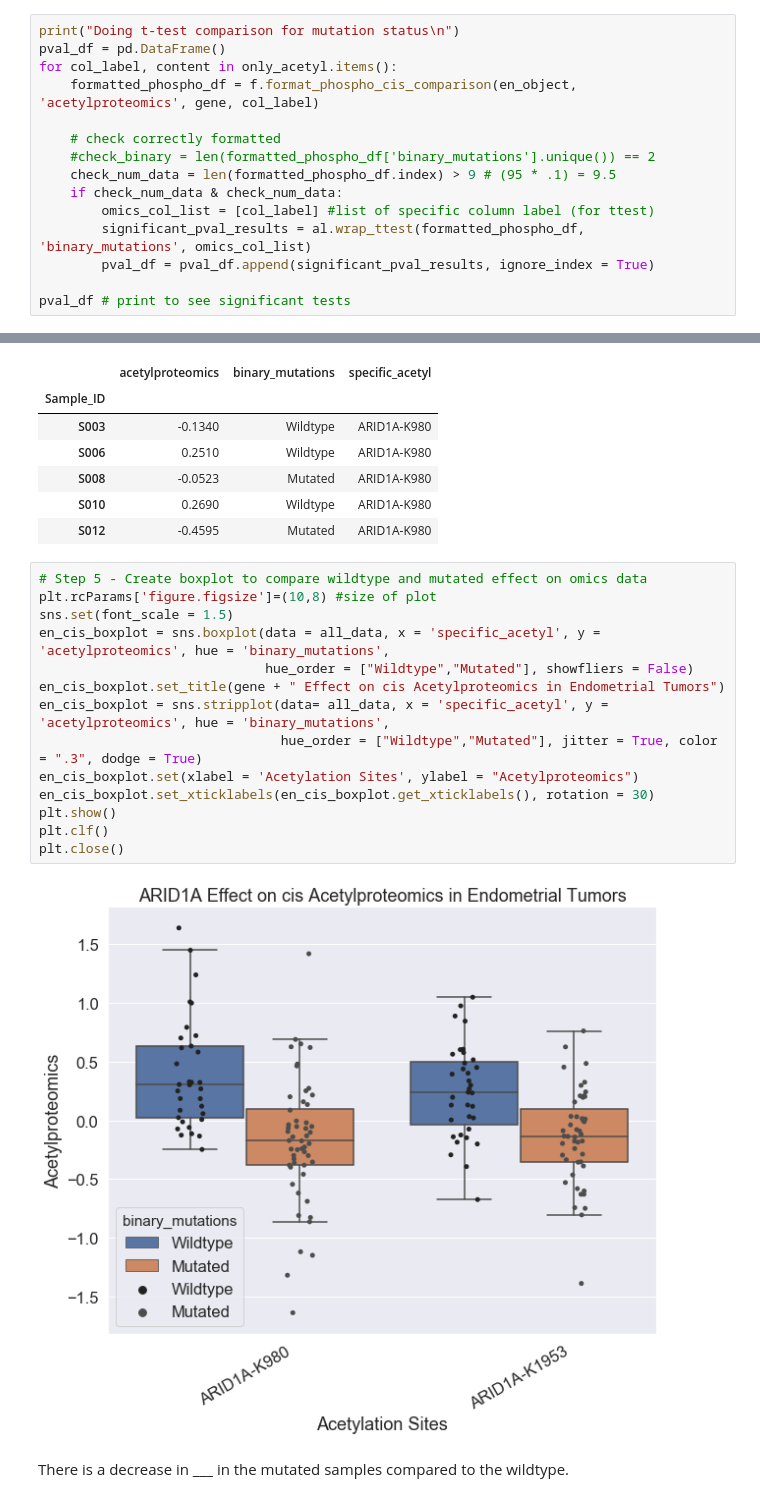
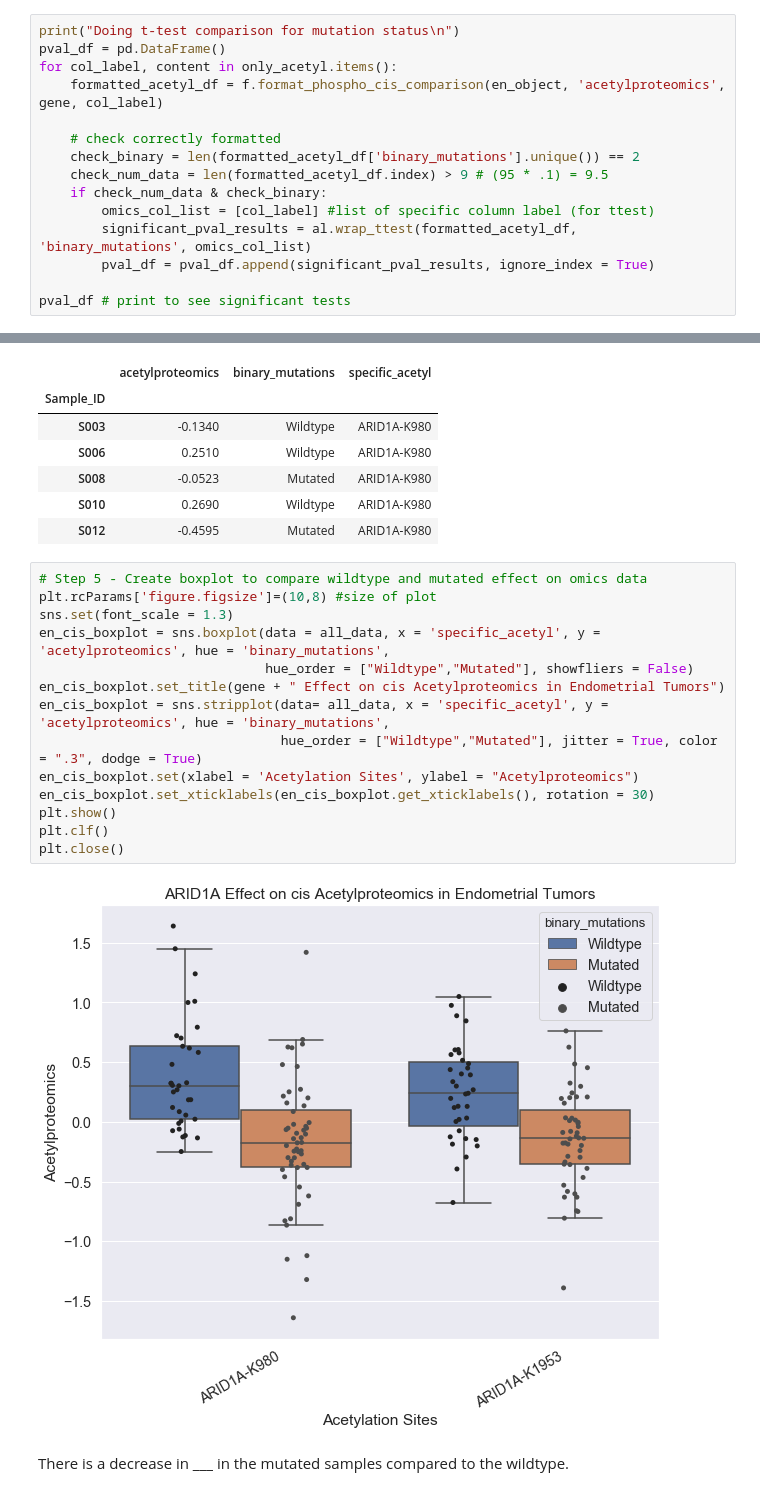
Before and after one commit to PayneLab/WhenMutationsMatter, a Jupyter notebook: Protein Notebooks/ARID1A/ARID1A_cis_acetylproteomics.ipynb, the cells around one changed output, grey strips where cells are left out. Cells and saved outputs as stored; diff of their text form.

Commit message:
cis phospho and acetyl work

```diff
--- a/Protein Notebooks/ARID1A/ARID1A_cis_acetylproteomics.ipynb
+++ b/Protein Notebooks/ARID1A/ARID1A_cis_acetylproteomics.ipynb
@@ -65,14 +65,14 @@ only_acetyl = tumors.drop(columns_to_drop, axis = 1)
 print("Doing t-test comparison for mutation status\n")
 pval_df = pd.DataFrame()
 for col_label, content in only_acetyl.items():
-    formatted_phospho_df = f.format_phospho_cis_comparison(en_object, 'acetylproteomics', gene, col_label)
+    formatted_acetyl_df = f.format_phospho_cis_comparison(en_object, 'acetylproteomics', gene, col_label)
 
     # check correctly formatted
-    #check_binary = len(formatted_phospho_df['binary_mutations'].unique()) == 2
-    check_num_data = len(formatted_phospho_df.index) > 9 # (95 * .1) = 9.5
-    if check_num_data & check_num_data:
+    check_binary = len(formatted_acetyl_df['binary_mutations'].unique()) == 2
+    check_num_data = len(formatted_acetyl_df.index) > 9 # (95 * .1) = 9.5
+    if check_num_data & check_binary:
         omics_col_list = [col_label] #list of specific column label (for ttest)
-        significant_pval_results = al.wrap_ttest(formatted_phospho_df, 'binary_mutations', omics_col_list)
+        significant_pval_results = al.wrap_ttest(formatted_acetyl_df, 'binary_mutations', omics_col_list)
         pval_df = pval_df.append(significant_pval_results, ignore_index = True)
 
 pval_df # print to see significant tests
@@ -108,19 +108,19 @@ all_data.head()
 # %%
 # Step 5 - Create boxplot to compare wildtype and mutated effect on omics data
 plt.rcParams['figure.figsize']=(10,8) #size of plot
-sns.set(font_scale = 1.5)
+sns.set(font_scale = 1.3)
 en_cis_boxplot = sns.boxplot(data = all_data, x = 'specific_acetyl', y = 'acetylproteomics', hue = 'binary_mutations',
                              hue_order = ["Wildtype","Mutated"], showfliers = False)
 en_cis_boxplot.set_title(gene + " Effect on cis Acetylproteomics in Endometrial Tumors")
 en_cis_boxplot = sns.stripplot(data= all_data, x = 'specific_acetyl', y = 'acetylproteomics', hue = 'binary_mutations',
                                hue_order = ["Wildtype","Mutated"], jitter = True, color = ".3", dodge = True)
 en_cis_boxplot.set(xlabel = 'Acetylation Sites', ylabel = "Acetylproteomics")
 en_cis_boxplot.set_xticklabels(en_cis_boxplot.get_xticklabels(), rotation = 30)
 plt.show()
 plt.clf()
 plt.close()
 # %% [output]
-[figure, old version]
+[figure, new version]
 # %% [markdown]
 There is a decrease in ___ in the mutated samples compared to the wildtype.
 # %% [markdown]
```
Also changed, not shown: parts of 3 cells of this notebook, 9 other files.
